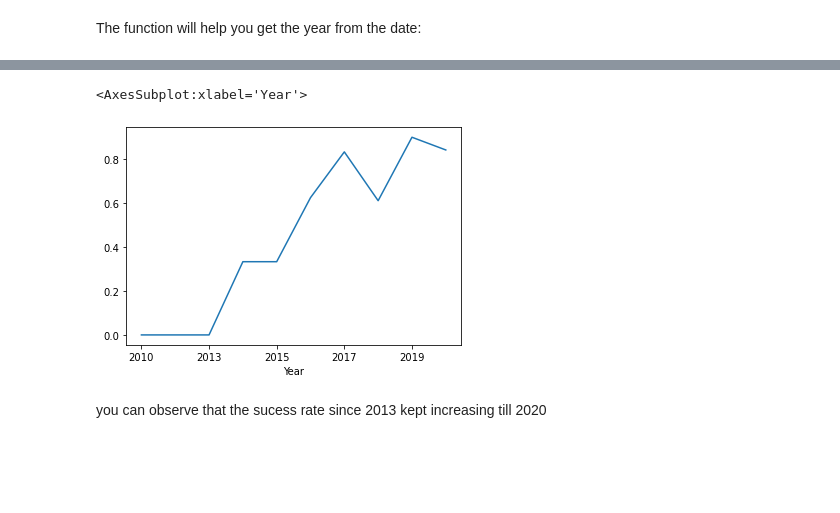
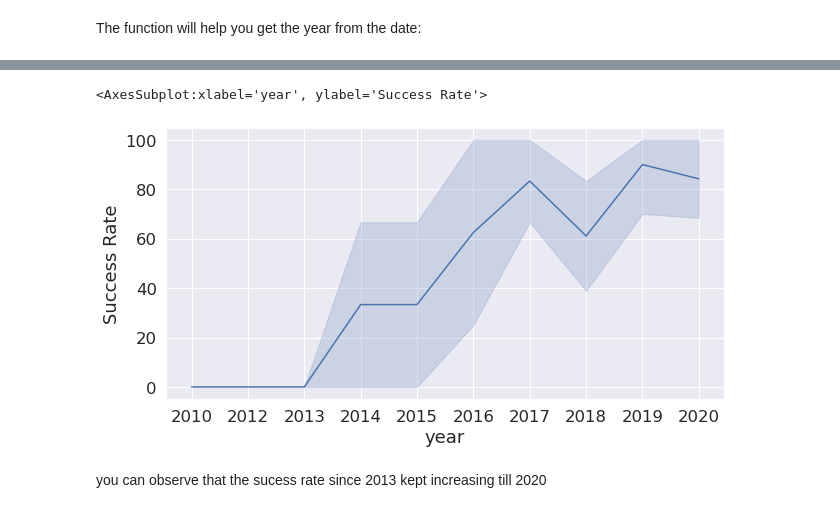
Before and after one commit to Mansi67/Applied-Data-Science-Capstone--Coursera, a Jupyter notebook: EDA with Data Visualization.ipynb, the cells around one changed output, grey strips where cells are left out. Drawn from its saved outputs; the diff is of its cells as text; code cells hidden in the pictures; blank space fills up the shorter version.

```diff
--- a/EDA with Data Visualization.ipynb
+++ b/EDA with Data Visualization.ipynb
@@ -116,5 +116,15 @@ Next, we want to visually check if there are any relationship between success ra
 Let's create a `bar chart` for the sucess rate of each orbit
 # %%
 # HINT use groupby method on Orbit column and get the mean of Class column
-df.groupby('Orbit')['Class'].mean().plot.bar()
+#df.groupby('Orbit')['Class'].mean().plot.bar()
+
+temp = df.groupby(["Orbit"]).mean().reset_index()
+
+temp2 = temp[["Orbit", "Class"]]
+
+temp2["Class"] = temp2["Class"]*100
+sns.set(font_scale=1.5)
+plt.figure(figsize=(12,5))
+sns.barplot(y = "Orbit", x = "Class", data = temp2.sort_values('Class',ascending = False))
+plt.xlabel("Success Rate")
 # %% [output]
@@ -190,11 +203,14 @@ Extract_year(df['Date'])
 # %%
 # Plot a line chart with x axis to be the extracted year and y axis to be the success rate
-temp_df = df.copy()
-temp_df['Year'] = year
-temp_df.groupby('Year')['Class'].mean().plot()
+year = []
+temp_df=df.copy()
+temp_df["year"] = Extract_year(year)
+temp_df["Success Rate"] = temp_df["Class"] * 100
+plt.figure(figsize=(10,5))
+sns.lineplot(data = temp_df, x = "year", y = "Success Rate")
 # %% [output]
-<AxesSubplot:xlabel='Year'>
+<AxesSubplot:xlabel='year', ylabel='Success Rate'>
-[figure, old version]
+[figure, new version]
 # %% [markdown]
 you can observe that the sucess rate since 2013 kept increasing till 2020
 # %% [markdown]
```
Also changed, not shown: parts of 12 cells of this notebook.
